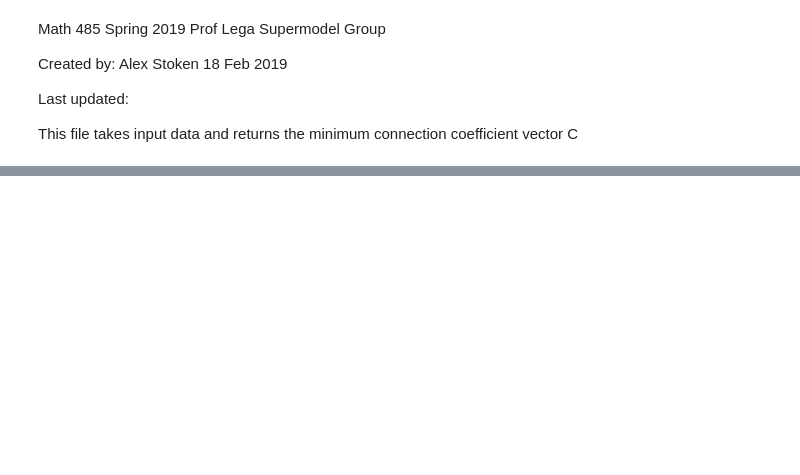
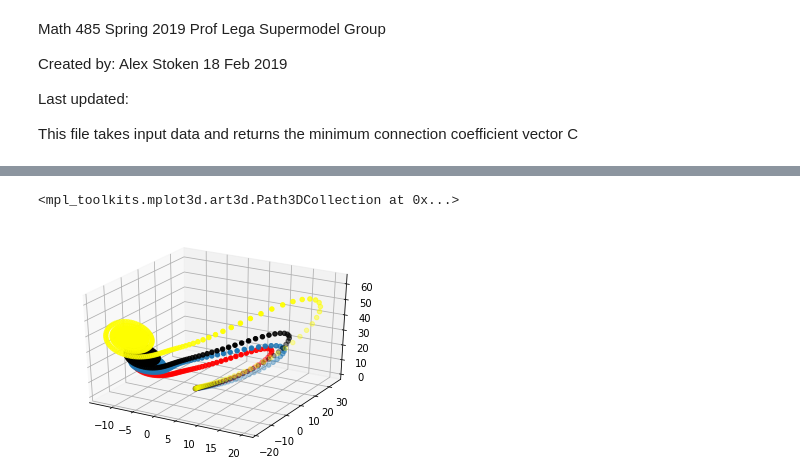
Before and after one commit to alexstoken/math485supermodels, a Jupyter notebook: find_min_C.ipynb, the cells around one changed output, grey strips where cells are left out. Saved outputs shown, nothing was run; the diff lists cells and outputs as text; code cells hidden in the pictures; blank space fills up the shorter version.

Commit message:
finished algorithm and began building outputs

```diff
--- a/find_min_C.ipynb
+++ b/find_min_C.ipynb
@@ -53,12 +20,0 @@ def lorentz( data, l_0, C, model_num, t0, sig = 10, rho = 28, beta = 8 /3):
-# %%
-#need to look this up in the
-
-#initial conditions
-gamma = 0.4
-delta = 1
-
-#C_init =np.array([c11,c12,c13,c21,c22,c23,c31,c32,c33])
-
-C_opt_guess = np.zeros(9)
-
-C = optimize.fmin_cg(cost_fn, C_opt_guess, args=(C_init, K,gamma,delta), full_output=True)
@@ -69,0 +193,18 @@ NameError: name 'C_init' is not defined
+# %%
+t = np.arange(0,1000,0.01)
+C_opt_guess = np.zeros(18)
+C_init = np.ones(18)
+
+x_init = [x_o[0,i] for i in range(3) for i in range(3)]
+
+out = integrate.odeint(conn_lorentz, x_init, t, args=(C_init,[13.25,7,6.5], [19,18,38],[3.5, 3.7, 1.7]))
+# %%
+ax = plt.axes(projection='3d')
+ax.scatter(out[:2000,0],out[:2000,1],out[:2000,2])
+ax.scatter(out[:2000,3],out[:2000,4],out[:2000,5], c='red')
+ax.scatter(out[:2000,6],out[:2000,7],out[:2000,8],c='yellow')
+x_s = supermodel(out )
+ax.scatter(x_s[:,0], x_s[:,1],x_s[:,2] ,c='black')
+# %% [output]
+<mpl_toolkits.mplot3d.art3d.Path3DCollection at 0x...>
+[figure, added]
```
Also changed, not shown: parts of 18 cells of this notebook, 10 other files.
